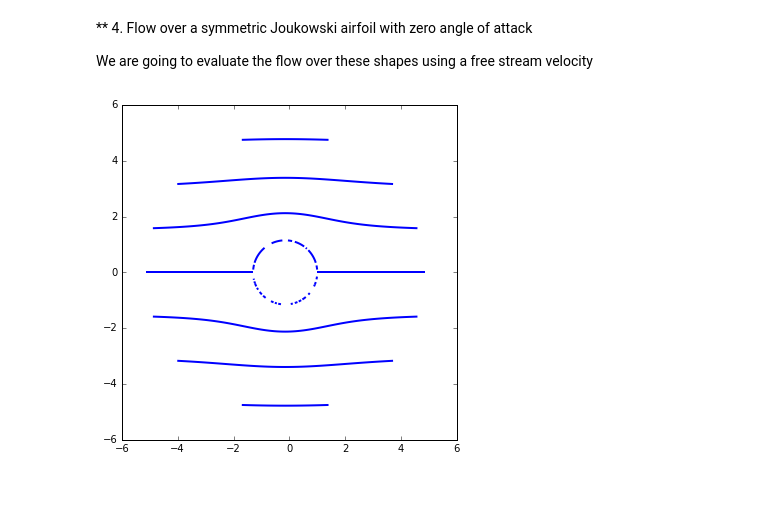
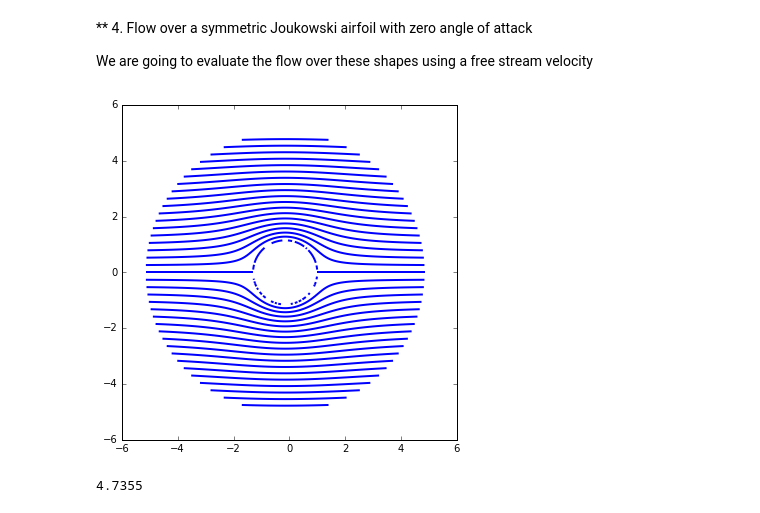
Before and after one commit to jennakosborn/mae6226, a Jupyter notebook: Assignment02.ipynb, the cells around one changed output. Drawn from its saved outputs; the diff is of its cells as text; code cells hidden in the pictures.

Commit message:
creating contour plots for streamlines

```diff
--- a/Assignment02.ipynb
+++ b/Assignment02.ipynb
@@ -261,9 +261,13 @@ psi = psi_freestream +psi_z
 # %%
 size =6
 pyplot.figure(figsize=(size, size))
 
 pyplot.xlim(-6,6)
 pyplot.ylim(-6,6)
-pyplot.contour(z.real, z.imag, psi, density=10, colors='b', linewidths=2, linestyles='solid');
+pyplot.contour(z.real, z.imag, psi, 40, colors='b', linewidths=2, linestyles='solid', arrowstyle='->');
 # %% [output]
-[figure, old version]
+[figure, new version]
+# %%
+numpy.max(psi)
+# %% [output]
+4.7355
```
Also changed, not shown: 1 other file.
